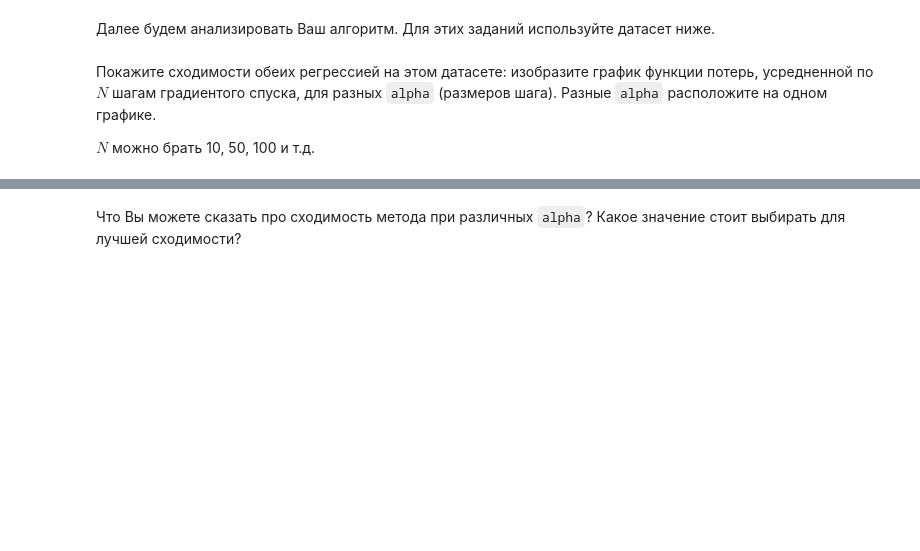
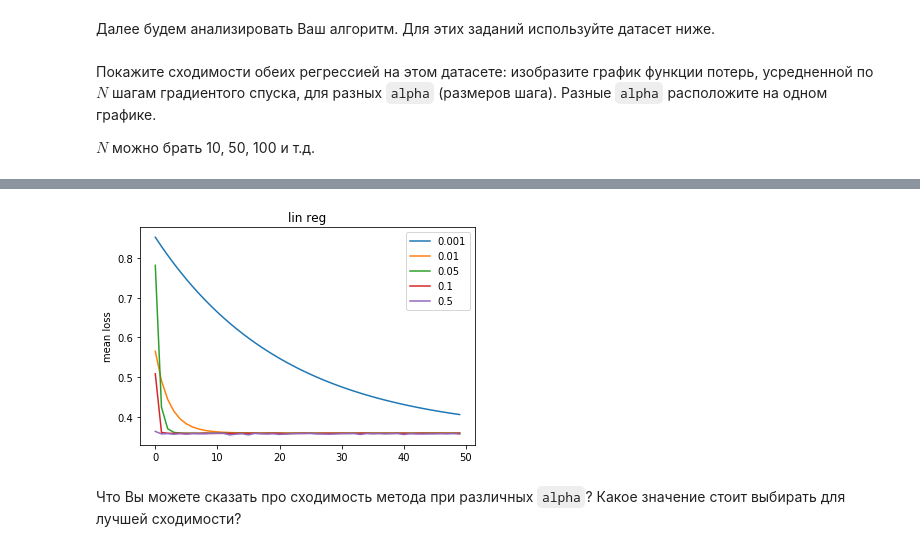
Before and after one commit to iden-alex/msu_ml_autumn_2019, a Jupyter notebook: yandutov_hw2.ipynb, the cells around one changed output, grey strips where cells are left out. Saved outputs shown, nothing was run; the diff lists cells and outputs as text; code cells hidden in the pictures; blank space fills up the shorter version.

```diff
--- a/yandutov_hw2.ipynb
+++ b/yandutov_hw2.ipynb
@@ -409,3 +440,18 @@ $N$ можно брать 10, 50, 100 и т.д.
+# %%
+for alpha in [0.001, 0.01, 0.05, 0.1, 0.5]:
+    clf = MySGDClassifier(batch_generator, C=1000, alpha=alpha,
+                        max_epoch=250, model_type='lin_reg', batch_size=200)
+    clf.fit(X, y)
+    N = 10
+    loss = np.asarray(clf.errors_log["loss"]).reshape(-1, N)
+    plt.plot(loss.mean(axis=1), label=alpha)
+
+plt.title("lin reg")
+plt.ylabel("mean loss")
+plt.legend()
+plt.show()
+# %% [output]
+[figure, added]
 # %% [markdown]
 Что Вы можете сказать про сходимость метода при различных `alpha`? Какое значение стоит выбирать для лучшей сходимости?
 # %% [markdown]
```
Also changed, not shown: parts of 18 cells of this notebook.
